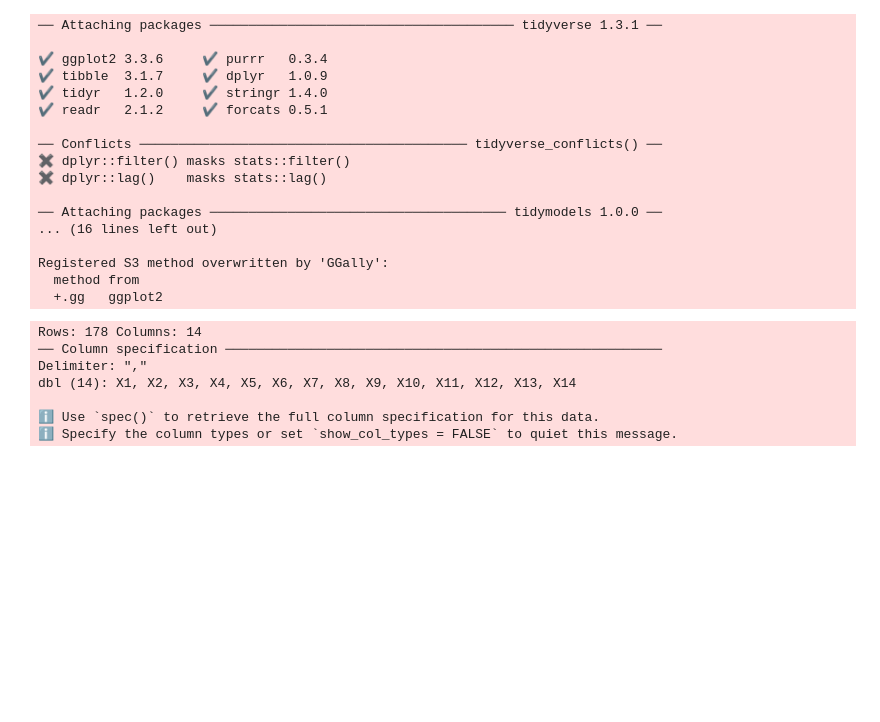
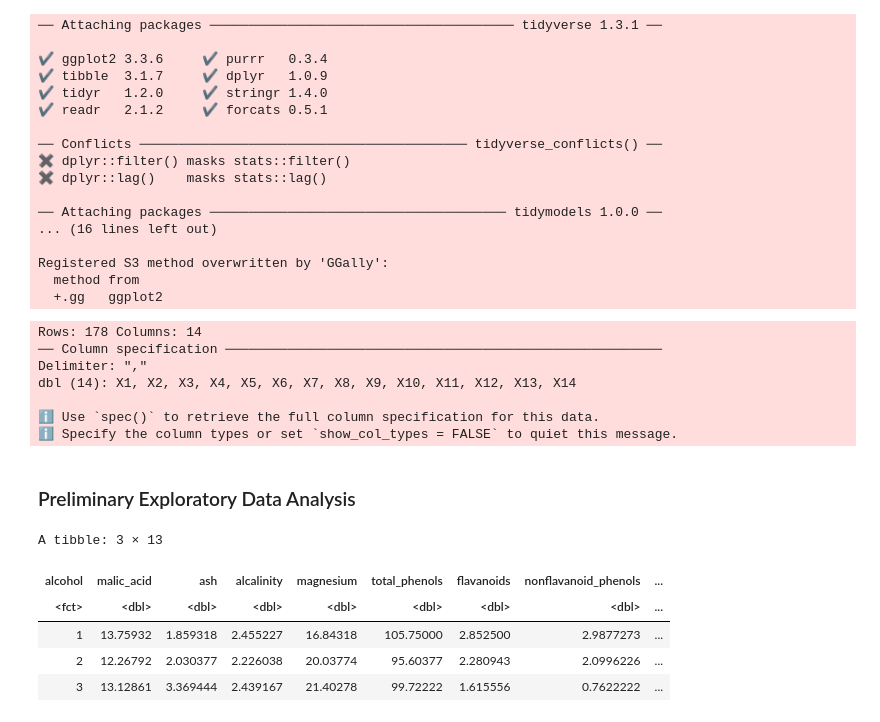
Before and after one commit to JadenMajid/dsci-100-student-grades, a Jupyter notebook: project_report.ipynb, the cells around one changed output. Saved outputs shown, nothing was run; the diff lists cells and outputs as text; code cells hidden in the pictures; blank space fills up the shorter version.

```diff
--- a/project_report.ipynb
+++ b/project_report.ipynb
@@ -54,3 +58,18 @@ dbl (14): X1, X2, X3, X4, X5, X6, X7, X8, X9, X10, X11, X12, X13, X14
 
 ℹ Use `spec()` to retrieve the full column specification for this data.
 ℹ Specify the column types or set `show_col_types = FALSE` to quiet this message.
+# %% [markdown]
+### Preliminary Exploratory Data Analysis
+# %%
+# mean
+mean_stats <- wine_training_data |>
+    group_by(alcohol) |>
+    summarize(across(malic_acid:proline, mean))
+mean_stats
+# %% [output]
+A tibble: 3 × 13
+| alcohol | malic_acid | ash | alcalinity | magnesium | total_phenols | flavanoids | nonflavanoid_phenols | ... |
+| <fct> | <dbl> | <dbl> | <dbl> | <dbl> | <dbl> | <dbl> | <dbl> | ... |
+| 1 | 13.75932 | 1.859318 | 2.455227 | 16.84318 | 105.75000 | 2.852500 | 2.9877273 | ... |
+| 2 | 12.26792 | 2.030377 | 2.226038 | 20.03774 | 95.60377 | 2.280943 | 2.0996226 | ... |
+| 3 | 13.12861 | 3.369444 | 2.439167 | 21.40278 | 99.72222 | 1.615556 | 0.7622222 | ... |
```
Also changed, not shown: parts of 10 cells of this notebook.
